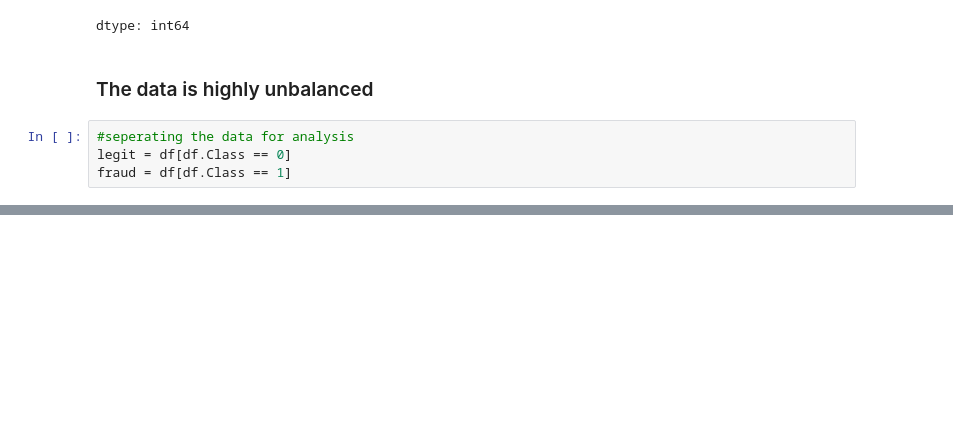
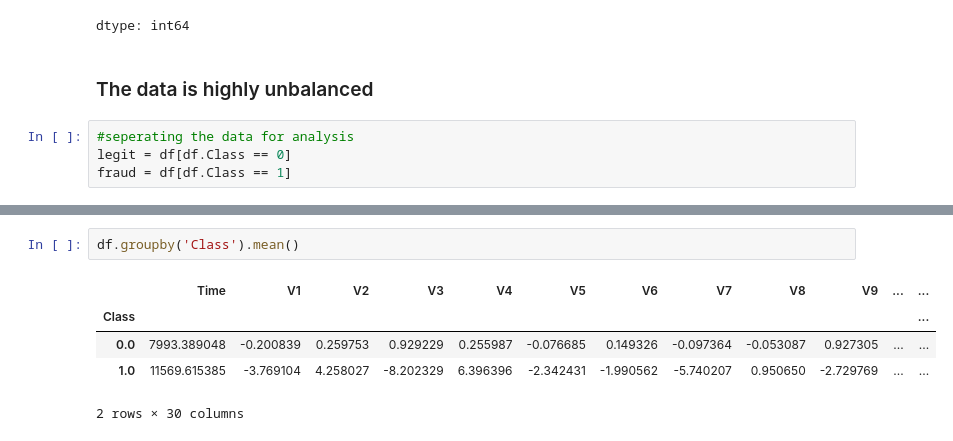
Before and after one commit to Syeda-Eman/Machine_Learning, a Jupyter notebook: Credit_Card_Fraud_Detection.ipynb, the cells around one changed output, grey strips where cells are left out. Saved outputs shown, nothing was run; the diff lists cells and outputs as text; blank space fills up the shorter version.

```diff
--- a/Credit_Card_Fraud_Detection.ipynb
+++ b/Credit_Card_Fraud_Detection.ipynb
@@ -73,0 +101,8 @@ print(fraud.shape)
+# %%
+df.groupby('Class').mean()
+# %% [output]
+|  | Time | V1 | V2 | V3 | V4 | V5 | V6 | V7 | V8 | V9 | ... | ... |
+| Class |  |  |  |  |  |  |  |  |  |  |  | ... |
+| 0.0 | 7993.389048 | -0.200839 | 0.259753 | 0.929229 | 0.255987 | -0.076685 | 0.149326 | -0.097364 | -0.053087 | 0.927305 | ... | ... |
+| 1.0 | 11569.615385 | -3.769104 | 4.258027 | -8.202329 | 6.396396 | -2.342431 | -1.990562 | -5.740207 | 0.950650 | -2.729769 | ... | ... |
+2 rows × 30 columns
```
Also changed, not shown: parts of 20 cells of this notebook.
